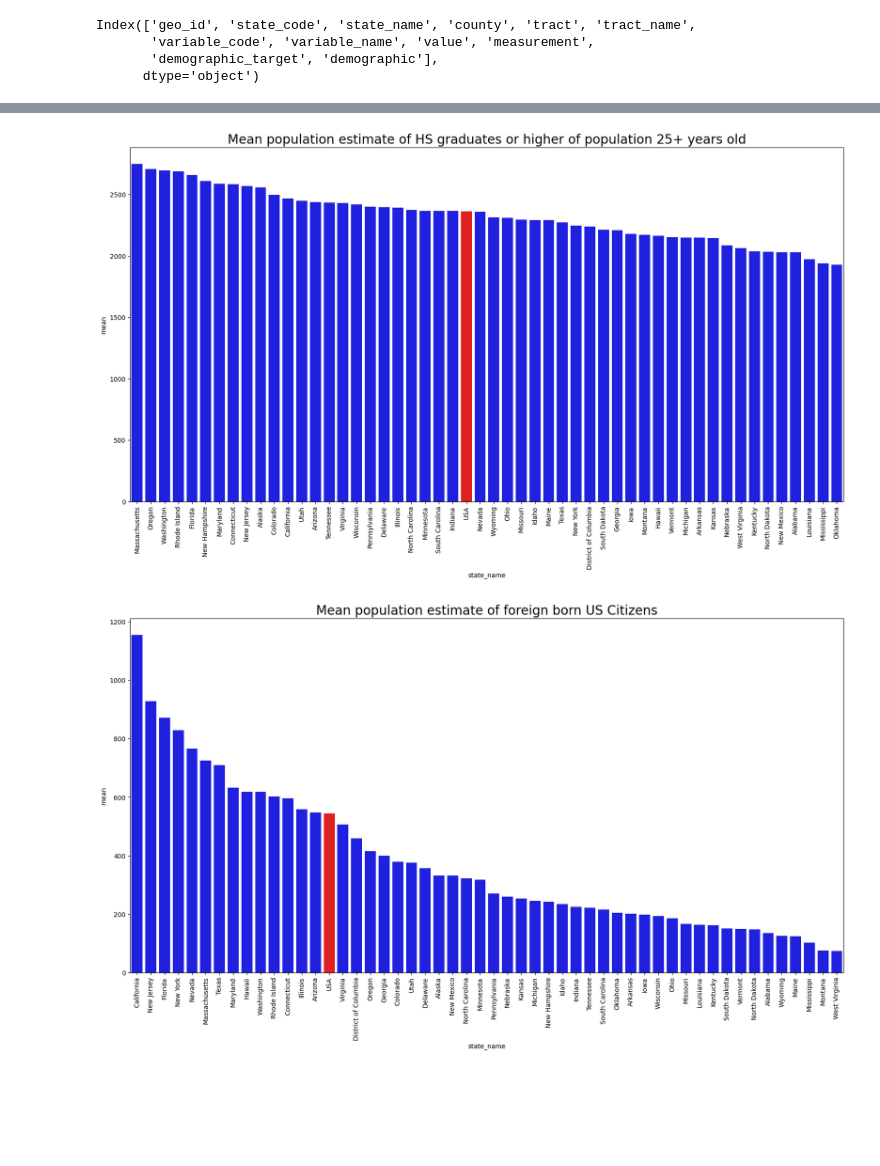
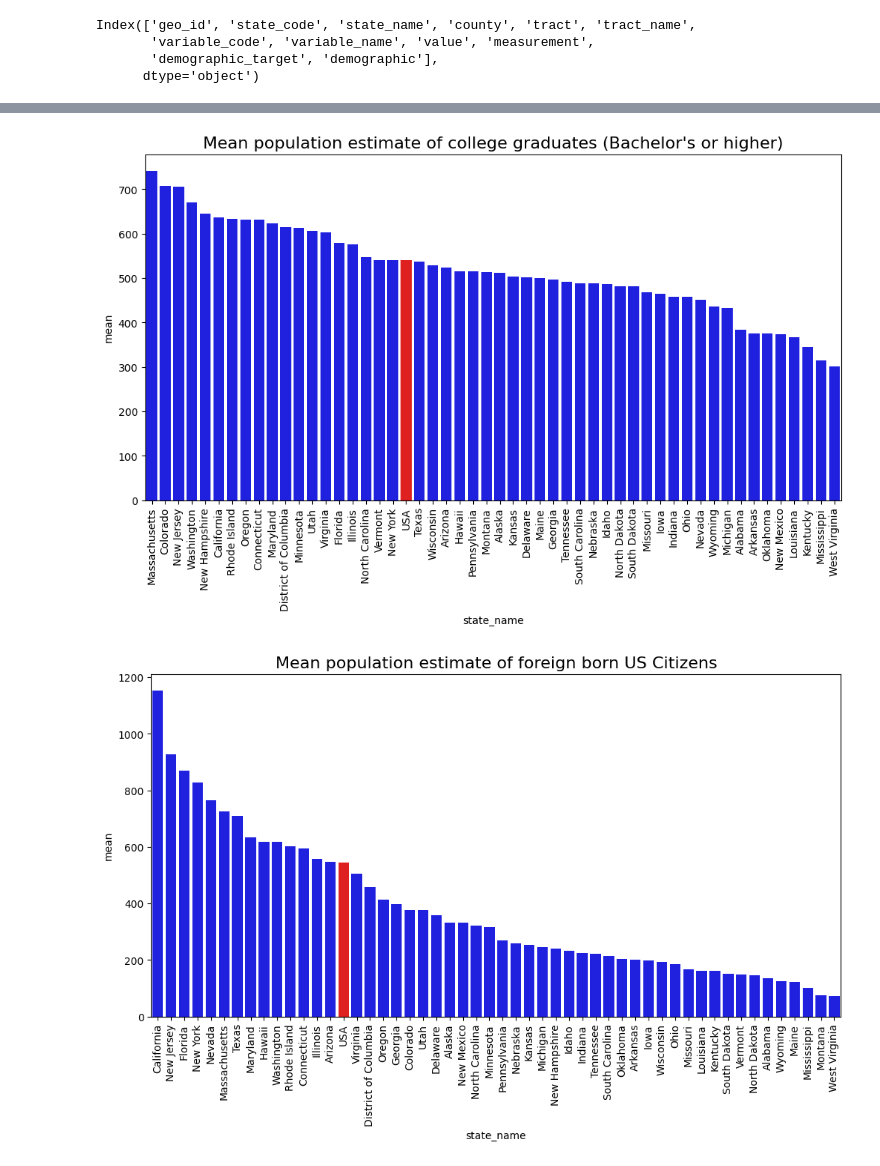
Before and after one commit to 0-steve/census_api, a Jupyter notebook: 2_learn/census_viz.ipynb, the cells around one changed output, grey strips where cells are left out. Drawn from its saved outputs; the diff is of its cells as text; code cells hidden in the pictures; blank space fills up the shorter version.

```diff
--- a/2_learn/census_viz.ipynb
+++ b/2_learn/census_viz.ipynb
@@ -76,11 +99,11 @@ state_tract_count.reset_index(drop=True).head()
 # %%
-fig, ax = plt.subplots(figsize = (20, 10))
+fig, ax = plt.subplots(figsize = (10, 5))
 
 ax.get_yaxis().get_major_formatter().set_scientific(False)
 
 plt.xticks(rotation = 90)
 
-plt.title("Count of census tracts by state", fontsize = 24)
+plt.title("Count of census tracts by state", fontsize = 16)
 
 sns.barplot(data = state_tract_count, x= "state_name", y= "n", color= "b")
 
@@ -106,8 +131,7 @@ def census_tract_summ(group_vars, df = census_tract_df):
     return df_grouped
 # %%
 # statistical measure of each variable value by state
-
-state_describe_df = census_tract_summ(["state_name", "variable_name"])
+state_describe_df = census_tract_summ(["state_name", "variable_name", "variable_code"])
 # %%
 state_describe_df.head()
 # %% [output]
@@ -120,10 +146,8 @@ state_describe_df.head()
 # %%
 # statistical measure of each variable value for all states
-
-us_describe_df = census_tract_summ("variable_name")
+us_describe_df = census_tract_summ(["variable_name", "variable_code"])
 
 # set state_name column as "USA"
-
 us_describe_df.loc[:, "state_name"] = "USA"
 # %%
 us_describe_df.head()
@@ -137,17 +163,17 @@ us_describe_df.head()
 # %%
-def plot_us_state_mean(variable, title, state_summ = state_describe_df, us_summ = us_describe_df):
-    state_variable_summ = state_summ[state_summ["variable_name"] == variable]
+def plot_us_state_mean(code, title, state_summ = state_describe_df, us_summ = us_describe_df):
+    state_variable_summ = state_summ[state_summ["variable_code"] == code]
 
-    us_variable_summ = us_summ[us_summ["variable_name"] == variable]
+    us_variable_summ = us_summ[us_summ["variable_code"] == code]
 
     plot_summ_df = pd.concat([state_variable_summ, us_variable_summ]).sort_values("mean", ascending = False)
 
-    fig, ax = plt.subplots(figsize = (20, 10))
+    fig, ax = plt.subplots(figsize = (12, 6))
 
     sns.barplot(plot_summ_df, x = "state_name", y = "mean", palette = [ "b" if x != "USA" else "r" for x in plot_summ_df["state_name"] ])
 
     plt.xticks(rotation=90)
 
-    plt.title(title, fontsize = 20)
+    plt.title(title, fontsize = 16)
 
     plt.show()
@@ -163,17 +188,17 @@ fertility_summ = plot_us_state_mean(
 # %%
-# DP02_0067E
-hs_graduate_summ = plot_us_state_mean(
-    "Estimate!!EDUCATIONAL ATTAINMENT!!Population 25 years and over!!High school graduate or higher",
-    "Mean population estimate of HS graduates or higher of population 25+ years old"
+# Estimate!!EDUCATIONAL ATTAINMENT!!Population 25 years and over!!Bachelor's degree
+bach_grad_summ = plot_us_state_mean(
+    "DP02_0065E",
+    "Mean population estimate of college graduates (Bachelor's or higher)"
     )
 # %% [output]
-[figure, old version]
+[figure, new version]
 # %%
-# DP02_0095E
+# Estimate!!U.S. CITIZENSHIP STATUS!!Foreign-born population
 foreign_born_summ = plot_us_state_mean(
-    "Estimate!!U.S. CITIZENSHIP STATUS!!Foreign-born population",
+    "DP02_0095E",
     "Mean population estimate of foreign born US Citizens"
     )
 # %% [output]
-[figure, old version]
+[figure, new version]
 # %%
```
Also changed, not shown: parts of 45 cells of this notebook, 1 other file.
